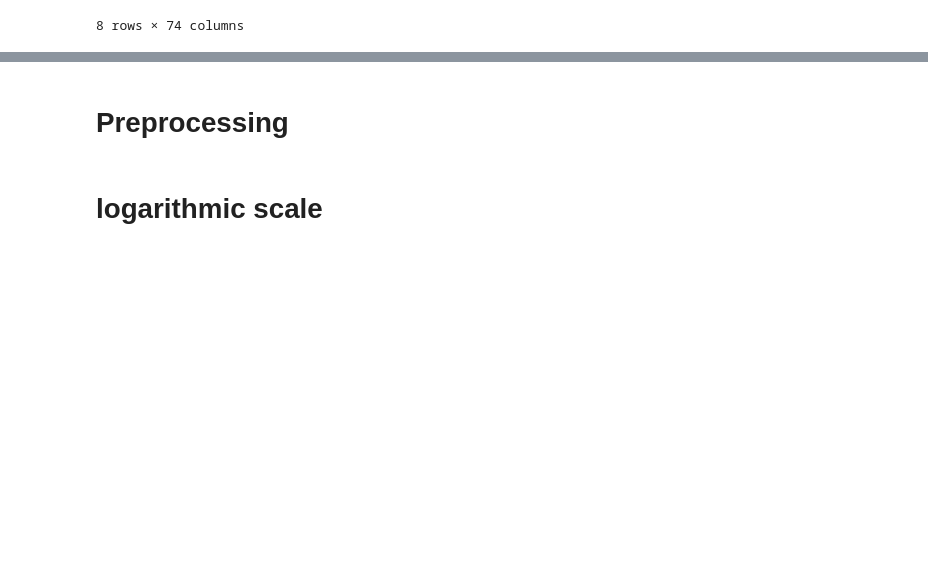
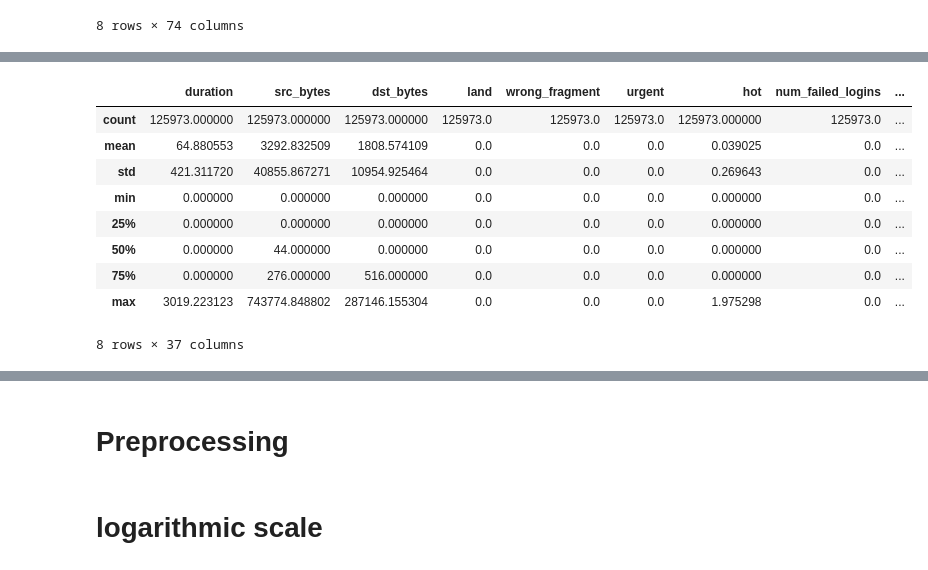
Before and after one commit to ddfadela/IDS, a Jupyter notebook: IDS.ipynb, the cells around one changed output, grey strips where cells are left out. Drawn from its saved outputs; the diff is of its cells as text; code cells hidden in the pictures; blank space fills up the shorter version.

```diff
--- a/IDS.ipynb
+++ b/IDS.ipynb
@@ -399,0 +488,13 @@ data_train.describe()
+# %%
+dfC.describe()
+# %% [output]
+|  | duration | src_bytes | dst_bytes | land | wrong_fragment | urgent | hot | num_failed_logins | ... |
+| count | 125973.000000 | 125973.000000 | 125973.000000 | 125973.0 | 125973.0 | 125973.0 | 125973.000000 | 125973.0 | ... |
+| mean | 64.880553 | 3292.832509 | 1808.574109 | 0.0 | 0.0 | 0.0 | 0.039025 | 0.0 | ... |
+| std | 421.311720 | 40855.867271 | 10954.925464 | 0.0 | 0.0 | 0.0 | 0.269643 | 0.0 | ... |
+| min | 0.000000 | 0.000000 | 0.000000 | 0.0 | 0.0 | 0.0 | 0.000000 | 0.0 | ... |
+| 25% | 0.000000 | 0.000000 | 0.000000 | 0.0 | 0.0 | 0.0 | 0.000000 | 0.0 | ... |
+| 50% | 0.000000 | 44.000000 | 0.000000 | 0.0 | 0.0 | 0.0 | 0.000000 | 0.0 | ... |
+| 75% | 0.000000 | 276.000000 | 516.000000 | 0.0 | 0.0 | 0.0 | 0.000000 | 0.0 | ... |
+| max | 3019.223123 | 743774.848802 | 287146.155304 | 0.0 | 0.0 | 0.0 | 1.975298 | 0.0 | ... |
+8 rows × 37 columns
```
Also changed, not shown: parts of 13 cells of this notebook.
